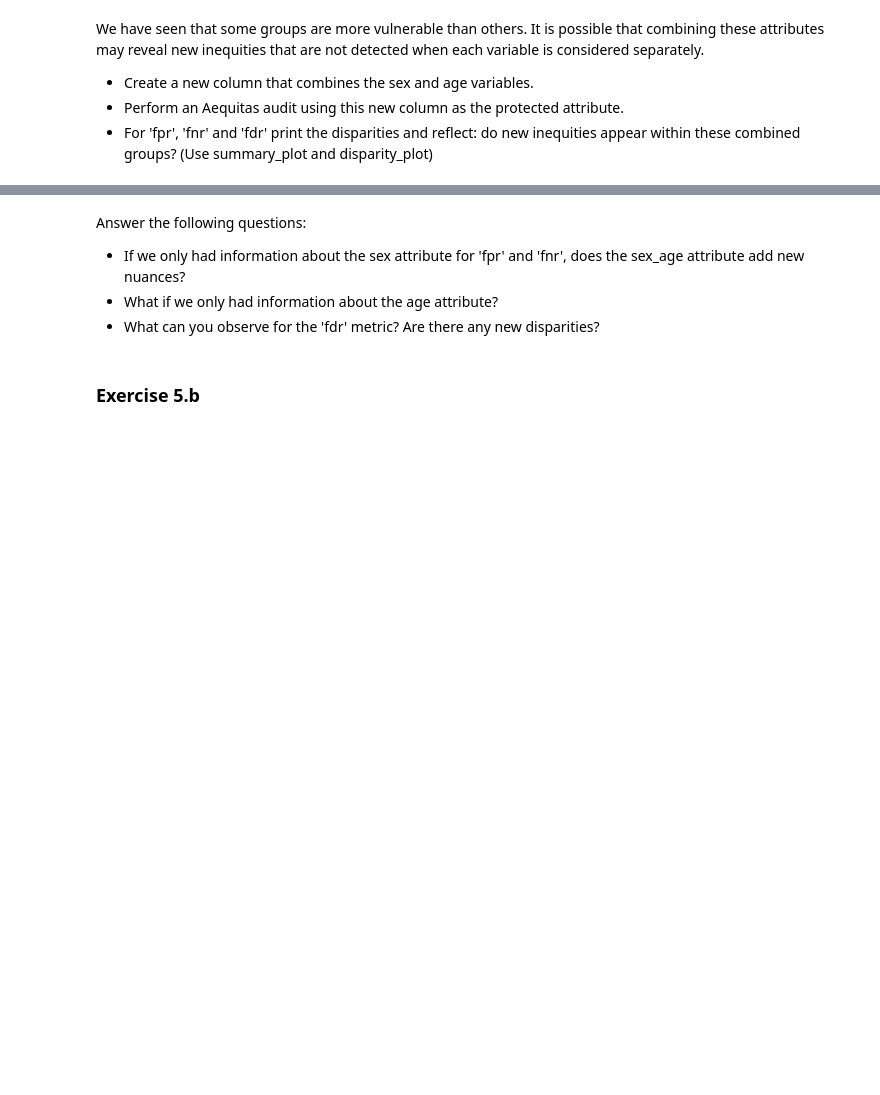
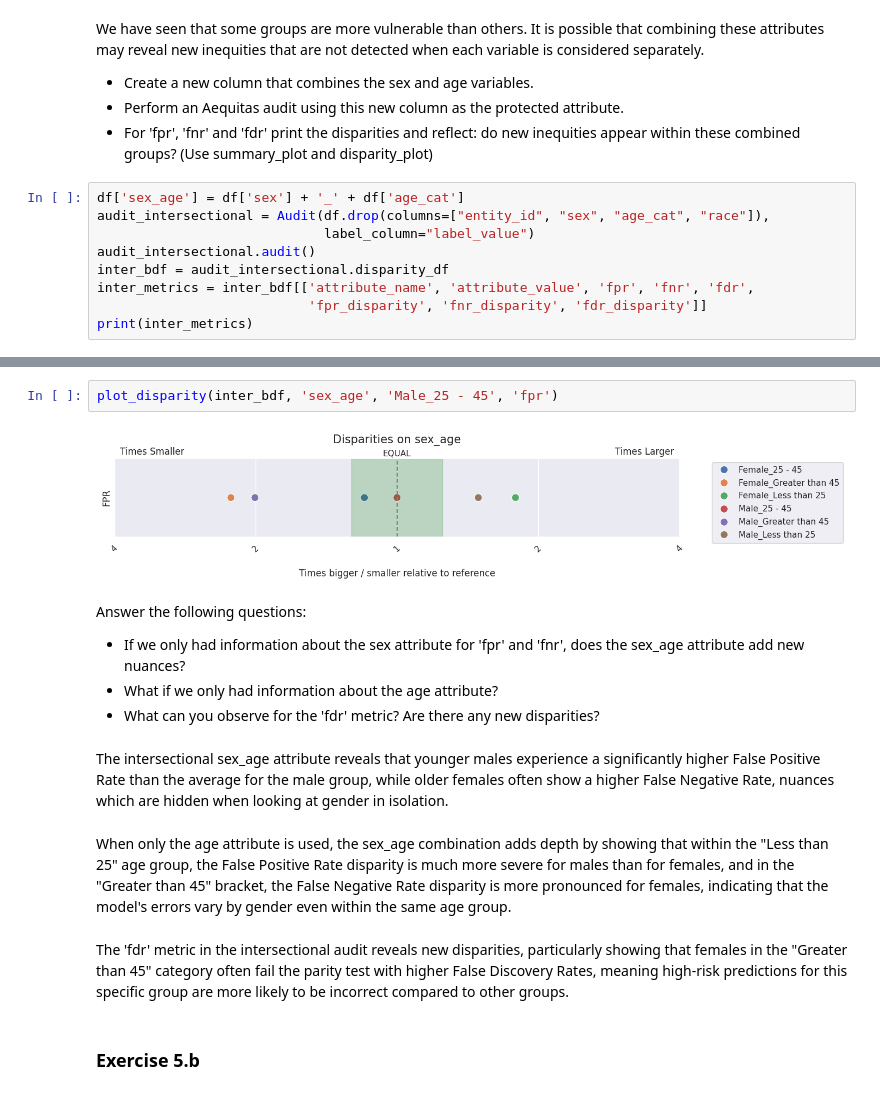
Before and after one commit to hugogs7/TXAI, a Jupyter notebook: TXAI_I4_BIAS.ipynb, the cells around one changed output, grey strips where cells are left out. Cells and saved outputs as stored; diff of their text form; blank space fills up the shorter version.

```diff
--- a/TXAI_I4_BIAS.ipynb
+++ b/TXAI_I4_BIAS.ipynb
@@ -1088,3 +1115,12 @@ We have seen that some groups are more vulnerable than others. It is possible th
 - Create a new column that combines the sex and age variables.
 - Perform an Aequitas audit using this new column as the protected attribute.
 - For 'fpr', 'fnr' and 'fdr' print the disparities and reflect: do new inequities appear within these combined groups? (Use summary_plot and disparity_plot)
+# %%
+df['sex_age'] = df['sex'] + '_' + df['age_cat']
+audit_intersectional = Audit(df.drop(columns=["entity_id", "sex", "age_cat", "race"]),
+                             label_column="label_value")
+audit_intersectional.audit()
+inter_bdf = audit_intersectional.disparity_df
+inter_metrics = inter_bdf[['attribute_name', 'attribute_value', 'fpr', 'fnr', 'fdr',
+                           'fpr_disparity', 'fnr_disparity', 'fdr_disparity']]
+print(inter_metrics)
@@ -1091,8 +1147,18 @@ We have seen that some groups are more vulnerable than others. It is possible th
+# %%
+plot_disparity(inter_bdf, 'sex_age', 'Male_25 - 45', 'fpr')
+# %% [output]
+[figure, added]
 # %% [markdown]
 Answer the following questions:
 -  If we only had information about the sex attribute for 'fpr' and 'fnr', does the sex_age attribute add new nuances?
 -  What if we only had information about the age attribute?
 -  What can you observe for the 'fdr' metric? Are there any new disparities?
+# %% [markdown]
+The intersectional sex_age attribute reveals that younger males experience a significantly higher False Positive Rate than the average for the male group, while older females often show a higher False Negative Rate, nuances which are hidden when looking at gender in isolation.
+# %% [markdown]
+When only the age attribute is used, the sex_age combination adds depth by showing that within the "Less than 25" age group, the False Positive Rate disparity is much more severe for males than for females, and in the "Greater than 45" bracket, the False Negative Rate disparity is more pronounced for females, indicating that the model's errors vary by gender even within the same age group.
+# %% [markdown]
+The 'fdr' metric in the intersectional audit reveals new disparities, particularly showing that females in the "Greater than 45" category often fail the parity test with higher False Discovery Rates, meaning high-risk predictions for this specific group are more likely to be incorrect compared to other groups.
 # %% [markdown]
 ### **Exercise 5.b**
 # %% [markdown]
```
Also changed, not shown: parts of 10 cells of this notebook.
